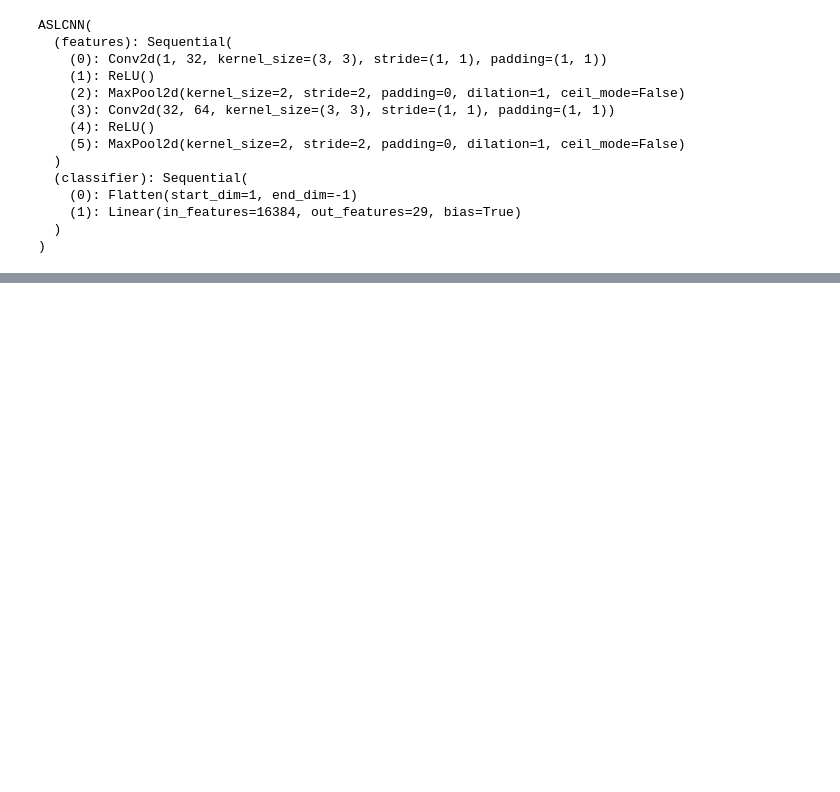
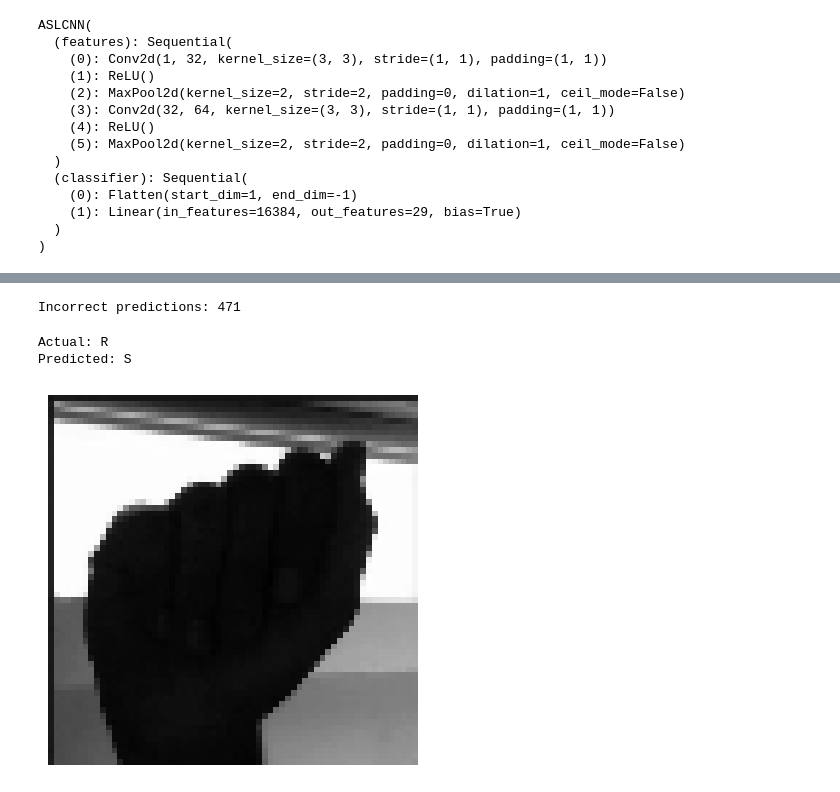
Before and after one commit to barney-rai/asl-recognition, a Jupyter notebook: ASL_Final_Training.ipynb, the cells around one changed output, grey strips where cells are left out. Drawn from its saved outputs; the diff is of its cells as text; code cells hidden in the pictures; blank space fills up the shorter version.

```diff
--- a/ASL_Final_Training.ipynb
+++ b/ASL_Final_Training.ipynb
@@ -410,0 +398,18 @@ Predicted class: 12
+# %%
+all_predictions = []
+all_labels = []
+
+with torch.no_grad():
+
+    for images, labels in val_loader:
+
+        images = images.unsqueeze(1)
+
+        images = images.to(device)
+
+        outputs = model(images)
+
+        predictions = outputs.argmax(dim=1)
+
+        all_predictions.extend(predictions.cpu().numpy())
+        all_labels.extend(labels.numpy())
@@ -410,0 +513,26 @@ Predicted class: 12
+# %%
+incorrect_indices = np.where(
+    all_predictions != all_labels
+)[0]
+
+print("Incorrect predictions:", len(incorrect_indices))
+# %% [output]
+Incorrect predictions: 471
+# %%
+idx = incorrect_indices[0]
+
+image = X[idx]
+
+actual = classes[all_labels[idx]]
+predicted = classes[all_predictions[idx]]
+
+print("Actual:", actual)
+print("Predicted:", predicted)
+
+plt.imshow(image, cmap="gray")
+plt.axis("off")
+plt.show()
+# %% [output]
+Actual: R
+Predicted: S
+[figure, added]
```
Also changed, not shown: parts of 15 cells of this notebook.
